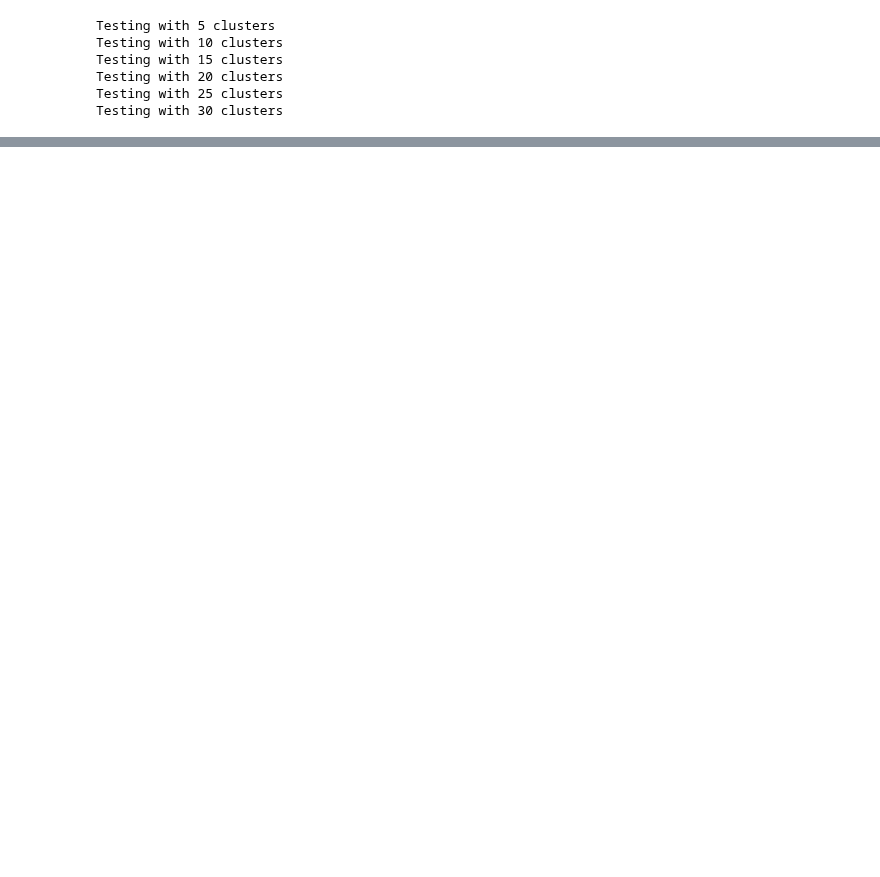
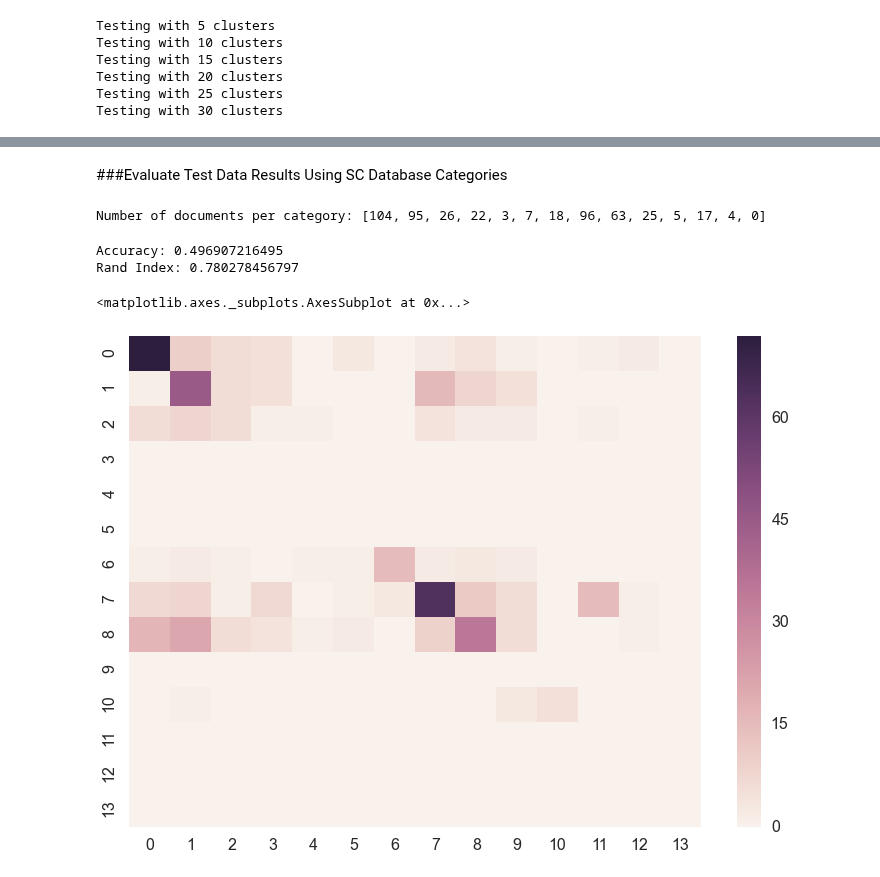
Before and after one commit to yunhanxu/cs109-project, a Jupyter notebook: NMF.ipynb, the cells around one changed output, grey strips where cells are left out. Drawn from its saved outputs; the diff is of its cells as text; code cells hidden in the pictures; blank space fills up the shorter version.

Commit message:
NMF.ipynb: finished validation and ran optimal model on test data. included heat map. probably made some other changes, idr

```diff
--- a/NMF.ipynb
+++ b/NMF.ipynb
@@ -302,6 +307,0 @@ Wall time: 14.6 s
-# %%
-%%time
-# use NMF fit from training data to cluster test observations
-W_test = NMF_fit.transform(noun_test_mat)
-clusters_test = map(np.argmax, W_test)
-cluster_lists_test = [[i for i,j in enumerate(clusters_test) if j==cluster] for cluster in range(14)]
@@ -635,9 +564,12 @@ Testing with 20 clusters
 Testing with 25 clusters
 Testing with 30 clusters
 # %%
-results_avg = dict()
+results_accuracies = dict()
+results_rand_ind = dict()
 for k in results.keys():
-    accuracies, rand_indices = zip(*results[k])
-    results_avg[k] = (np.mean(accuracies), np.mean(rand_indices))
-results_avg
+    accuracy_k, rand_index_k = zip(*results[k])
+    results_accuracies[k] = np.mean(accuracy_k)
+    results_rand_ind[k] = np.mean(rand_index_k)
+print results_accuracies
+print results_rand_ind
 # %% [output]
@@ -649,0 +591,3 @@ results_avg
+# %%
+n_clusters = results_rand_ind.keys()[np.argmax(results_rand_ind.values())]
+n_clusters
@@ -649,0 +606,4 @@ results_avg
+# %%
+%%time
+clusters_test = fit_transform(noun_train_mat, noun_train_issue_areas, noun_test_mat, n_clusters)
+cluster_lists_test = [[i for i,j in enumerate(clusters_test) if j==cluster] for cluster in range(14)]
@@ -649,0 +612,24 @@ results_avg
+# %% [markdown]
+###Evaluate Test Data Results Using SC Database Categories
+# %%
+# read in SC Database's issue areas from csv
+noun_test_issue_areas = np.loadtxt("noun_test_issue_areas.csv", delimiter = ",", dtype="int")
+# zero-index the array
+noun_test_issue_areas = noun_test_issue_areas - 1
+print 'Number of documents per category:', [sum([x==i for x in noun_test_issue_areas]) for i in range(14)]
+# %% [output]
+Number of documents per category: [104, 95, 26, 22, 3, 7, 18, 96, 63, 25, 5, 17, 4, 0]
+# %%
+print 'Accuracy:', accuracy(clusters_test, noun_test_issue_areas)
+print 'Rand Index:', rand_index(clusters_test, noun_test_issue_areas)
+# %% [output]
+Accuracy: 0.496907216495
+Rand Index: 0.780278456797
+# %%
+compare_mat_test = np.zeros((14,14))
+for i,j in zip(clusters_test, noun_test_issue_areas):
+    compare_mat_test[i][j] = compare_mat_test[i][j] + 1
+sns.heatmap(compare_mat_test)
+# %% [output]
+<matplotlib.axes._subplots.AxesSubplot at 0x...>
+[figure, added]
```
Also changed, not shown: parts of 25 cells of this notebook.
